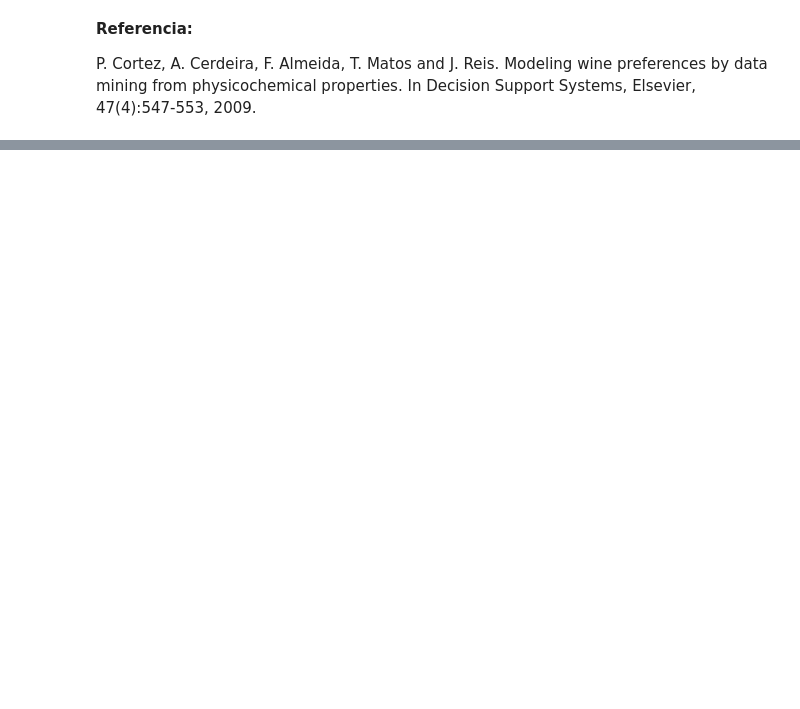
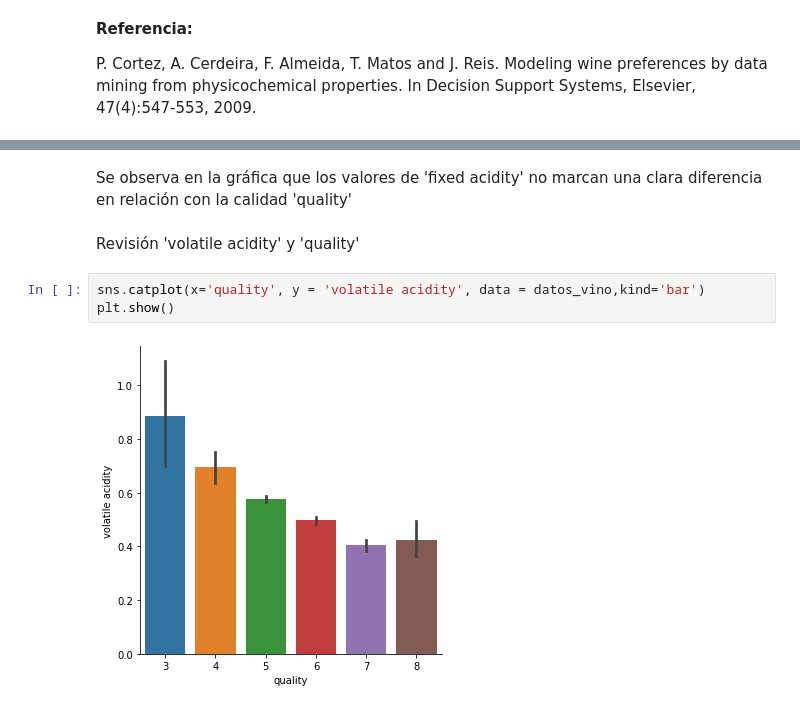
Before and after one commit to lpajarof/redwine, a Jupyter notebook: Practica2.ipynb, the cells around one changed output, grey strips where cells are left out. Cells and saved outputs as stored; diff of their text form; blank space fills up the shorter version.

```diff
--- a/Practica2.ipynb
+++ b/Practica2.ipynb
@@ -47,0 +151,9 @@ Modeling wine preferences by data mining from physicochemical properties. In Dec
+# %% [markdown]
+Se observa en la gráfica que los valores de 'fixed acidity' no marcan una clara diferencia en relación con la calidad 'quality'
+# %% [markdown]
+Revisión 'volatile acidity' y 'quality'
+# %%
+sns.catplot(x='quality', y = 'volatile acidity', data = datos_vino,kind='bar')
+plt.show()
+# %% [output]
+[figure, added]
```
Also changed, not shown: parts of 73 cells of this notebook.
